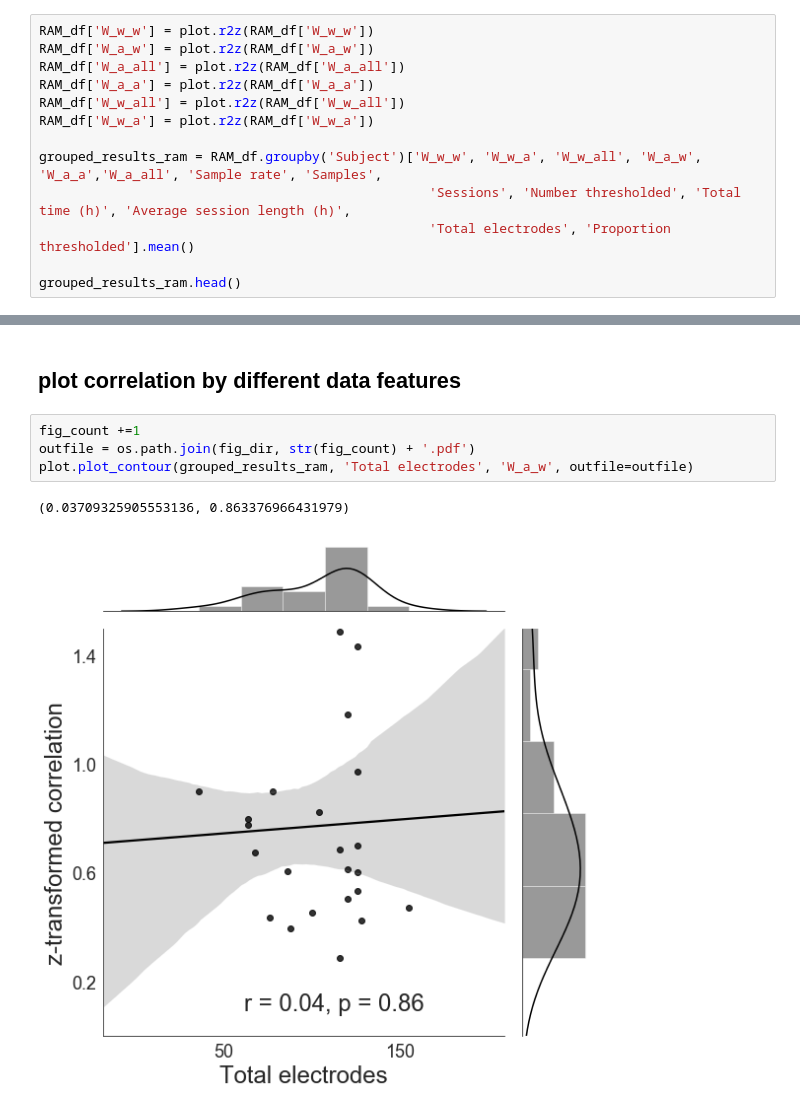
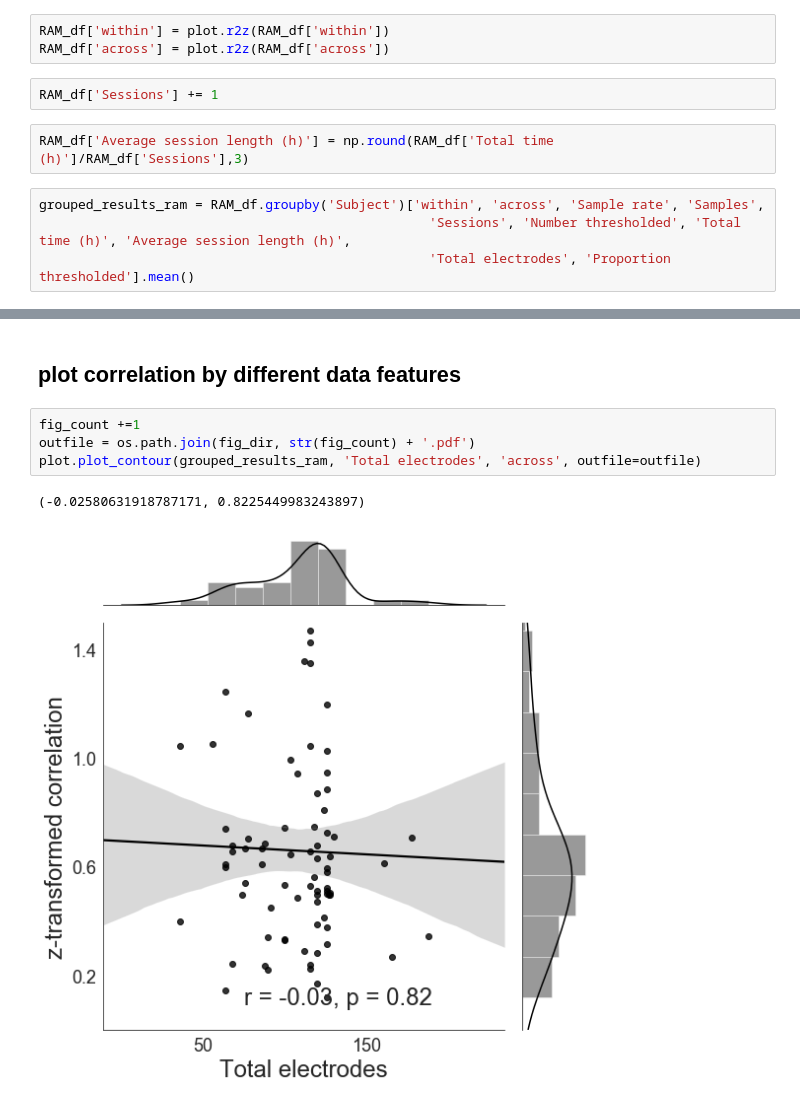
Before and after one commit to ContextLab/supereeg_paper, a Jupyter notebook: code/notebooks/supplemental_2.ipynb, the cells around one changed output, grey strips where cells are left out. Drawn from its saved outputs; the diff is of its cells as text.

```diff
--- a/code/notebooks/supplemental_2.ipynb
+++ b/code/notebooks/supplemental_2.ipynb
@@ -130,13 +133,11 @@ RAM_df.shape
+# %%
+RAM_df['within'] = plot.r2z(RAM_df['within'])
+RAM_df['across'] = plot.r2z(RAM_df['across'])
+# %%
+RAM_df['Sessions'] += 1
+# %%
+RAM_df['Average session length (h)'] = np.round(RAM_df['Total time (h)']/RAM_df['Sessions'],3)
 # %%
-RAM_df['W_w_w'] = plot.r2z(RAM_df['W_w_w'])
-RAM_df['W_a_w'] = plot.r2z(RAM_df['W_a_w'])
-RAM_df['W_a_all'] = plot.r2z(RAM_df['W_a_all'])
-RAM_df['W_a_a'] = plot.r2z(RAM_df['W_a_a'])
-RAM_df['W_w_all'] = plot.r2z(RAM_df['W_w_all'])
-RAM_df['W_w_a'] = plot.r2z(RAM_df['W_w_a'])
-
-grouped_results_ram = RAM_df.groupby('Subject')['W_w_w', 'W_w_a', 'W_w_all', 'W_a_w', 'W_a_a','W_a_all', 'Sample rate', 'Samples',
+grouped_results_ram = RAM_df.groupby('Subject')['within', 'across', 'Sample rate', 'Samples',
                                                   'Sessions', 'Number thresholded', 'Total time (h)', 'Average session length (h)',
                                                   'Total electrodes', 'Proportion thresholded'].mean()
-
-grouped_results_ram.head()
@@ -173,10 +176,10 @@ grouped_results_ram['Total time (h)'].max()
 # %%
 fig_count +=1
 outfile = os.path.join(fig_dir, str(fig_count) + '.pdf')
-plot.plot_contour(grouped_results_ram, 'Total electrodes', 'W_a_w', outfile=outfile)
+plot.plot_contour(grouped_results_ram, 'Total electrodes', 'across', outfile=outfile)
 # %% [output]
-(0.03709325905553136, 0.863376966431979)
+(-0.02580631918787171, 0.8225449983243897)
-[figure, old version]
+[figure, new version]
 # %%
 fig_count +=1
 outfile = os.path.join(fig_dir, str(fig_count) + '.pdf')
```
Also changed, not shown: parts of 23 cells of this notebook, 22 other files.
